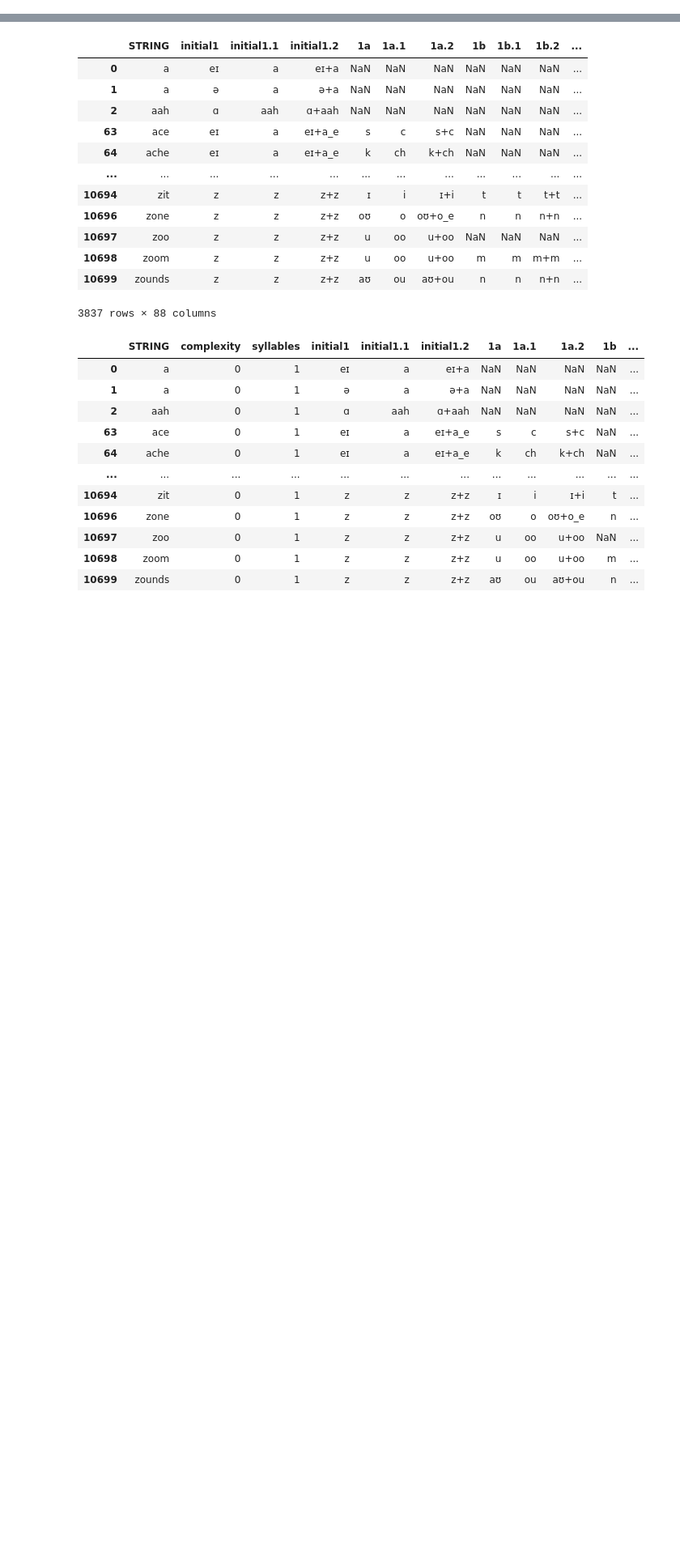
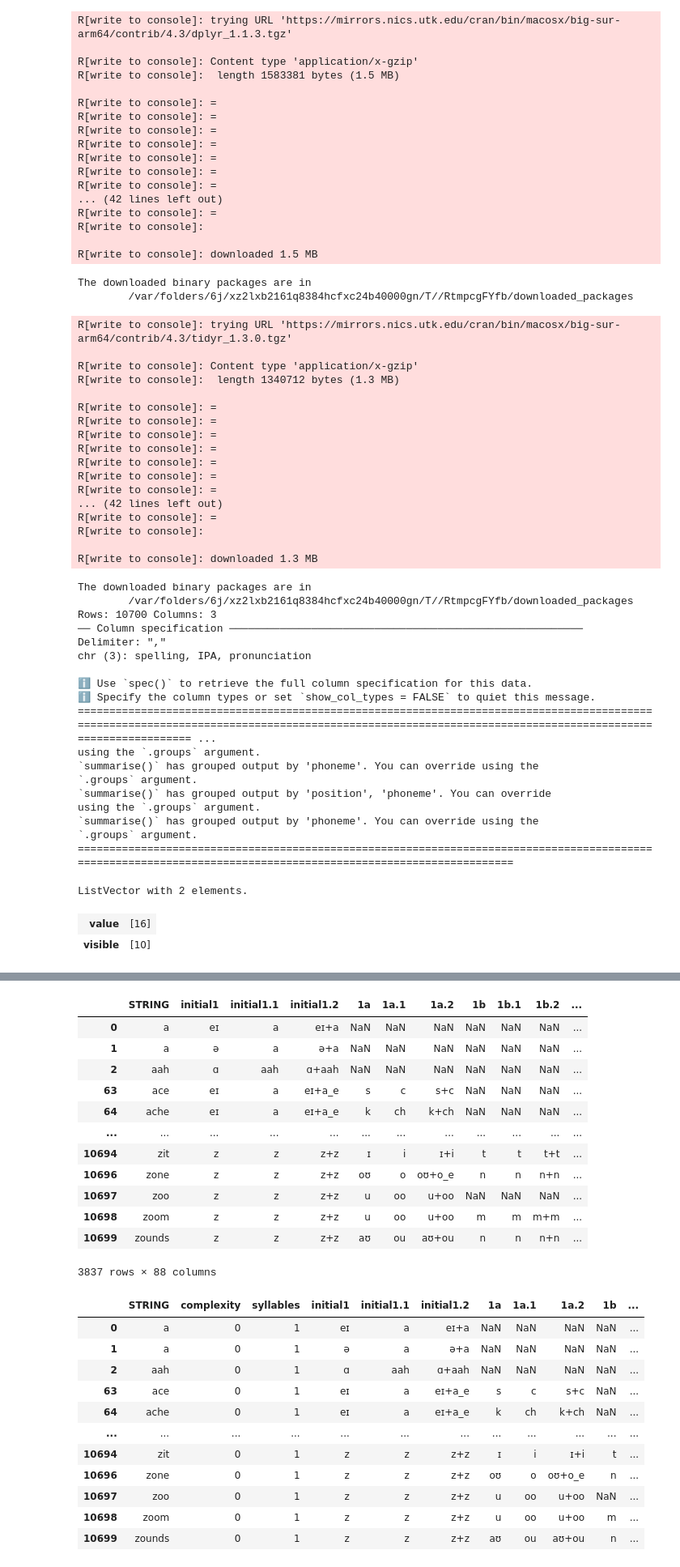
Before and after one commit to r-bellary/NTR, a Jupyter notebook: pg_toolkit.ipynb, the cells around one changed output, grey strips where cells are left out. Shown at 81% size. Saved outputs shown, nothing was run; the diff lists cells and outputs as text; code cells hidden in the pictures; blank space fills up the shorter version.

```diff
--- a/pg_toolkit.ipynb
+++ b/pg_toolkit.ipynb
@@ -3,3 +3,11 @@ import numpy as np
 import pandas as pd
 import re
 import statistics
+import rpy2.robjects as robjects
+from rpy2.robjects import r
+robjects.r.rhome = "../../Downloads/PROCESSING_SCRIPTS.R"
+%load_ext rpy2.ipython
+# %%
+r_script_path = "PROCESSING_SCRIPTS.R"
+robjects.r.source(r_script_path)
+# %% [output]
@@ -5,0 +90,57 @@ import statistics
+R[write to console]: trying URL 'https://mirrors.nics.utk.edu/cran/bin/macosx/big-sur-arm64/contrib/4.3/dplyr_1.1.3.tgz'
+
+R[write to console]: Content type 'application/x-gzip'
+R[write to console]:  length 1583381 bytes (1.5 MB)
+
+R[write to console]: =
+R[write to console]: =
+R[write to console]: =
+R[write to console]: =
+R[write to console]: =
+R[write to console]: =
+R[write to console]: =
+... (42 lines left out)
+R[write to console]: =
+R[write to console]:
+
+R[write to console]: downloaded 1.5 MB
+The downloaded binary packages are in
+        /var/folders/6j/xz2lxb2161q8384hcfxc24b40000gn/T//RtmpcgFYfb/downloaded_packages
+R[write to console]: trying URL 'https://mirrors.nics.utk.edu/cran/bin/macosx/big-sur-arm64/contrib/4.3/tidyr_1.3.0.tgz'
+
+R[write to console]: Content type 'application/x-gzip'
+R[write to console]:  length 1340712 bytes (1.3 MB)
+
+R[write to console]: =
+R[write to console]: =
+R[write to console]: =
+R[write to console]: =
+R[write to console]: =
+R[write to console]: =
+R[write to console]: =
+... (42 lines left out)
+R[write to console]: =
+R[write to console]:
+
+R[write to console]: downloaded 1.3 MB
+The downloaded binary packages are in
+        /var/folders/6j/xz2lxb2161q8384hcfxc24b40000gn/T//RtmpcgFYfb/downloaded_packages
+Rows: 10700 Columns: 3
+── Column specification ────────────────────────────────────────────────────────
+Delimiter: ","
+chr (3): spelling, IPA, pronunciation
+
+ℹ Use `spec()` to retrieve the full column specification for this data.
+ℹ Specify the column types or set `show_col_types = FALSE` to quiet this message.
+======================================================================================================================================================================================================== ...
+using the `.groups` argument.
+`summarise()` has grouped output by 'phoneme'. You can override using the
+`.groups` argument.
+`summarise()` has grouped output by 'position', 'phoneme'. You can override
+using the `.groups` argument.
+`summarise()` has grouped output by 'phoneme'. You can override using the
+`.groups` argument.
+================================================================================================================================================================
+ListVector with 2 elements.
+| value | [16] |
+| visible | [10] |
```
Also changed, not shown: parts of 2 cells of this notebook, 8 other files.
